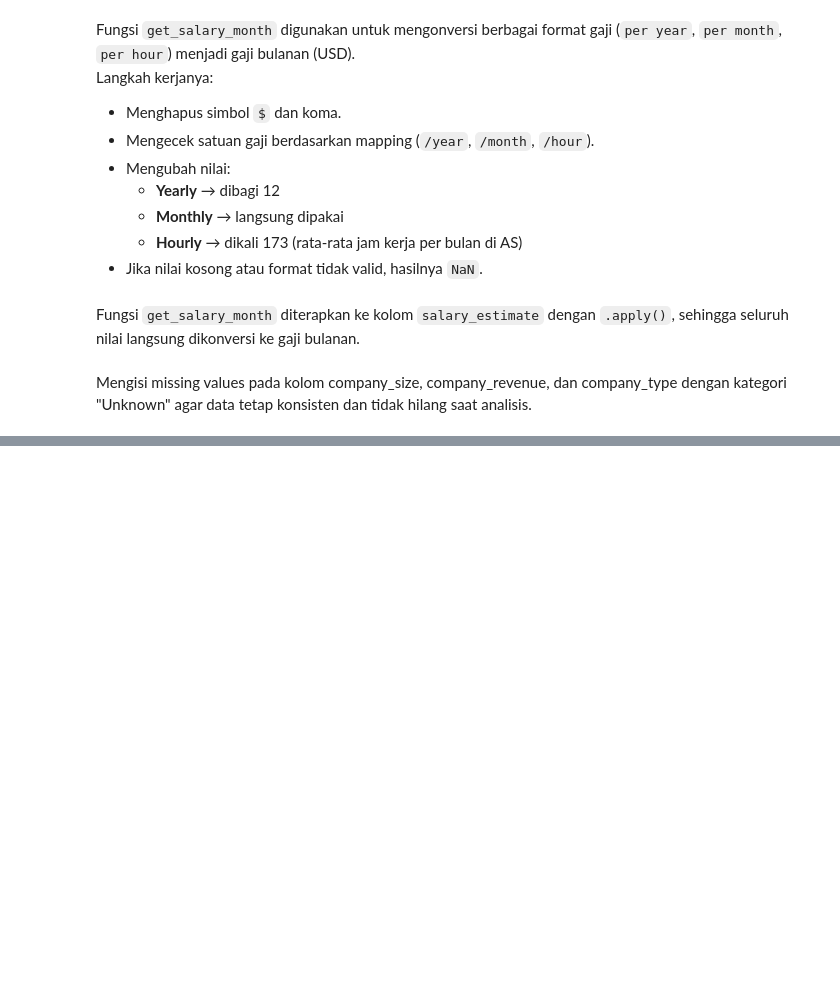
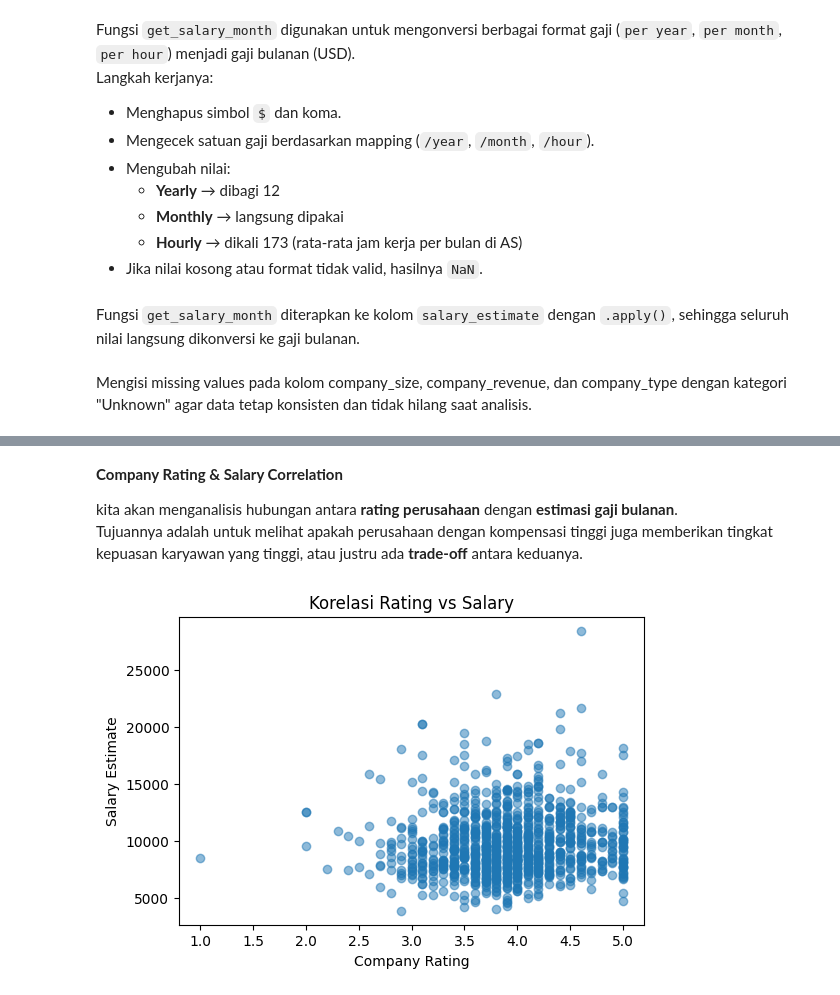
Before and after one commit to alfianfebiyanto/Product-Data-ETL-Pipeline, a Jupyter notebook: requirement_clean.ipynb, the cells around one changed output, grey strips where cells are left out. Drawn from its saved outputs; the diff is of its cells as text; code cells hidden in the pictures; blank space fills up the shorter version.

```diff
--- a/requirement_clean.ipynb
+++ b/requirement_clean.ipynb
@@ -245,0 +343,27 @@ df_req['company_type'] =  df_req['company_type'].fillna('Unknown')
+# %% [markdown]
+**Company Rating & Salary Correlation**
+
+kita akan menganalisis hubungan antara **rating perusahaan** dengan **estimasi gaji bulanan**.
+Tujuannya adalah untuk melihat apakah perusahaan dengan kompensasi tinggi juga memberikan tingkat kepuasan karyawan yang tinggi, atau justru ada **trade-off** antara keduanya.
+# %%
+import matplotlib.pyplot as plt
+
+# Membuat canvas plot dengan ukuran 6x4
+plt.figure(figsize=(6,4))
+
+# Membuat scatter plot: sumbu X = rating perusahaan, sumbu Y = estimasi gaji
+plt.scatter(
+    df_req['company_rating'],   # nilai rating perusahaan
+    df_req['salary_estimate'],  # estimasi gaji bulanan
+    alpha=0.5                   # transparansi titik agar lebih mudah dibaca
+)
+
+# Menambahkan judul dan label sumbu
+plt.title("Korelasi Rating vs Salary")
+plt.xlabel("Company Rating")
+plt.ylabel("Salary Estimate")
+
+# Menampilkan plot
+plt.show()
+# %% [output]
+[figure, added]
```
Also changed, not shown: parts of 32 cells of this notebook.
